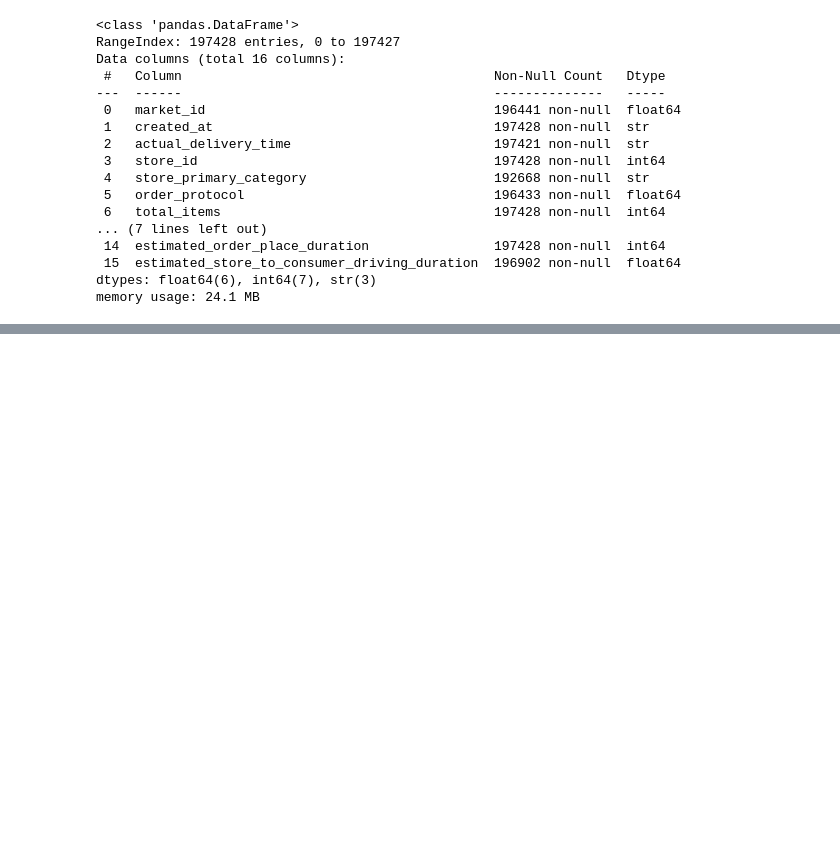
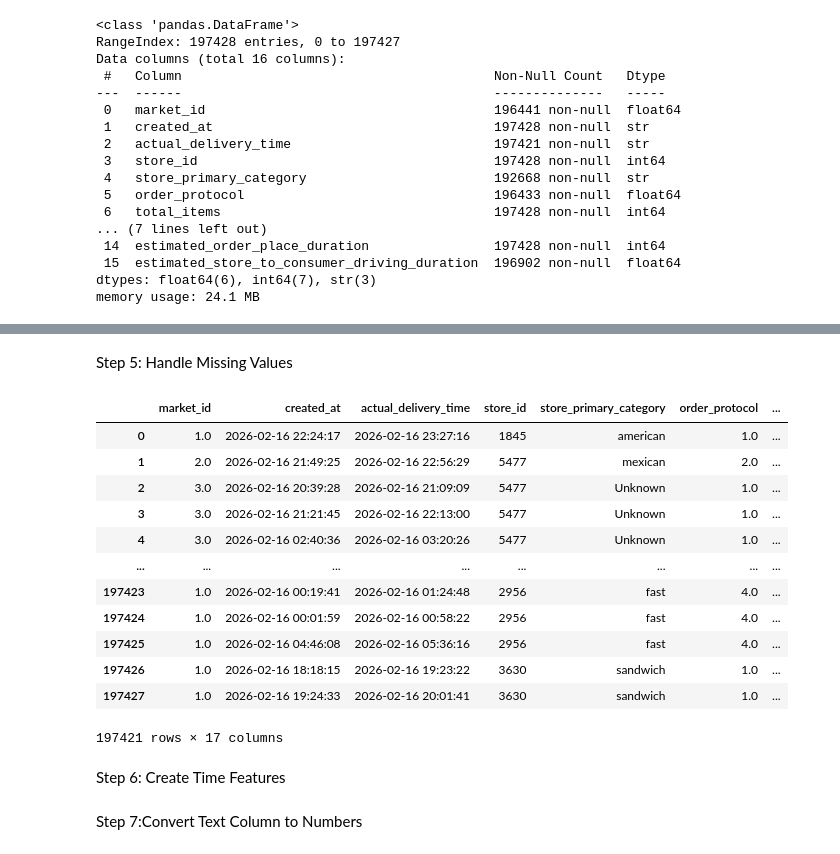
Before and after one commit to Mayuri-GS/Machine-Learning-1491, a Jupyter notebook: Delivery_Duration_Prediction/Delivery_Duration_Prediction.ipynb, the cells around one changed output, grey strips where cells are left out. Drawn from its saved outputs; the diff is of its cells as text; code cells hidden in the pictures; blank space fills up the shorter version.

```diff
--- a/Delivery_Duration_Prediction/Delivery_Duration_Prediction.ipynb
+++ b/Delivery_Duration_Prediction/Delivery_Duration_Prediction.ipynb
@@ -11,7 +11,9 @@ from sklearn.metrics import mean_absolute_error, mean_squared_error, r2_score
 # %%
 import pandas as pd
-path = r"E:\Sindhura\DataSets\historical_data.csv"
+path = r"E:\Mayuri\DataSets\historical_data.csv"
+#Load data
 df = pd.read_csv(path)
+#preview data
 df.head()
 # %% [output]
 |  | market_id | created_at | actual_delivery_time | store_id | store_primary_category | order_protocol | ... |
@@ -48,0 +55,3 @@ memory usage: 24.1 MB
+# %%
+df['created_at'] = pd.to_datetime(df['created_at'])
+df['actual_delivery_time'] = pd.to_datetime(df['actual_delivery_time'])
@@ -48,0 +94,4 @@ memory usage: 24.1 MB
+# %%
+#Calculate a delivery Time
+df['delivery_duration'] = (df['actual_delivery_time'] - df['created_at']).dt.total_seconds()
+df[['created_at','actual_delivery_time','delivery_duration']].head()
@@ -48,0 +134,22 @@ memory usage: 24.1 MB
+# %% [markdown]
+Step 5: Handle Missing Values
+# %%
+df = df.dropna(subset=["delivery_duration"])
+df.fillna(df.median(numeric_only=True),inplace=True)
+df.fillna("Unknown",inplace=True)
+# %% [output]
+|  | market_id | created_at | actual_delivery_time | store_id | store_primary_category | order_protocol | ... |
+| 0 | 1.0 | 2026-02-16 22:24:17 | 2026-02-16 23:27:16 | 1845 | american | 1.0 | ... |
+| 1 | 2.0 | 2026-02-16 21:49:25 | 2026-02-16 22:56:29 | 5477 | mexican | 2.0 | ... |
+| 2 | 3.0 | 2026-02-16 20:39:28 | 2026-02-16 21:09:09 | 5477 | Unknown | 1.0 | ... |
+| 3 | 3.0 | 2026-02-16 21:21:45 | 2026-02-16 22:13:00 | 5477 | Unknown | 1.0 | ... |
+| 4 | 3.0 | 2026-02-16 02:40:36 | 2026-02-16 03:20:26 | 5477 | Unknown | 1.0 | ... |
+| ... | ... | ... | ... | ... | ... | ... | ... |
+| 197423 | 1.0 | 2026-02-16 00:19:41 | 2026-02-16 01:24:48 | 2956 | fast | 4.0 | ... |
+| 197424 | 1.0 | 2026-02-16 00:01:59 | 2026-02-16 00:58:22 | 2956 | fast | 4.0 | ... |
+| 197425 | 1.0 | 2026-02-16 04:46:08 | 2026-02-16 05:36:16 | 2956 | fast | 4.0 | ... |
+| 197426 | 1.0 | 2026-02-16 18:18:15 | 2026-02-16 19:23:22 | 3630 | sandwich | 1.0 | ... |
+| 197427 | 1.0 | 2026-02-16 19:24:33 | 2026-02-16 20:01:41 | 3630 | sandwich | 1.0 | ... |
+197421 rows × 17 columns
+# %% [markdown]
+Step 6: Create Time Features
@@ -48,0 +159,2 @@ memory usage: 24.1 MB
+# %% [markdown]
+Step 7:Convert Text Column to Numbers
```
Also changed, not shown: parts of 23 cells of this notebook, 1 other file.
